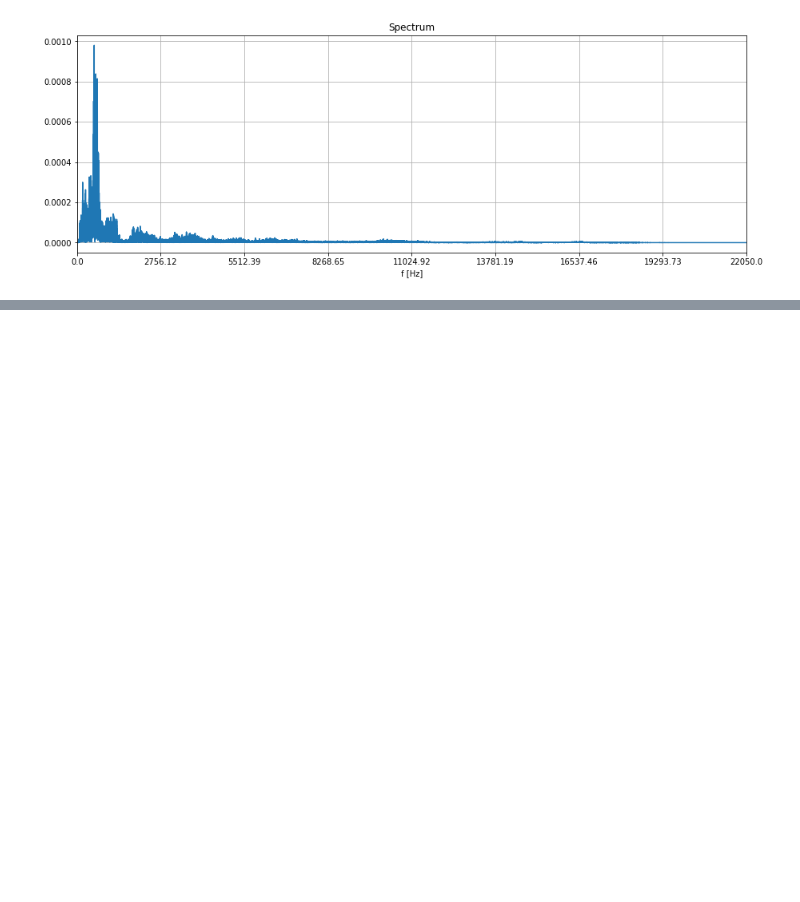
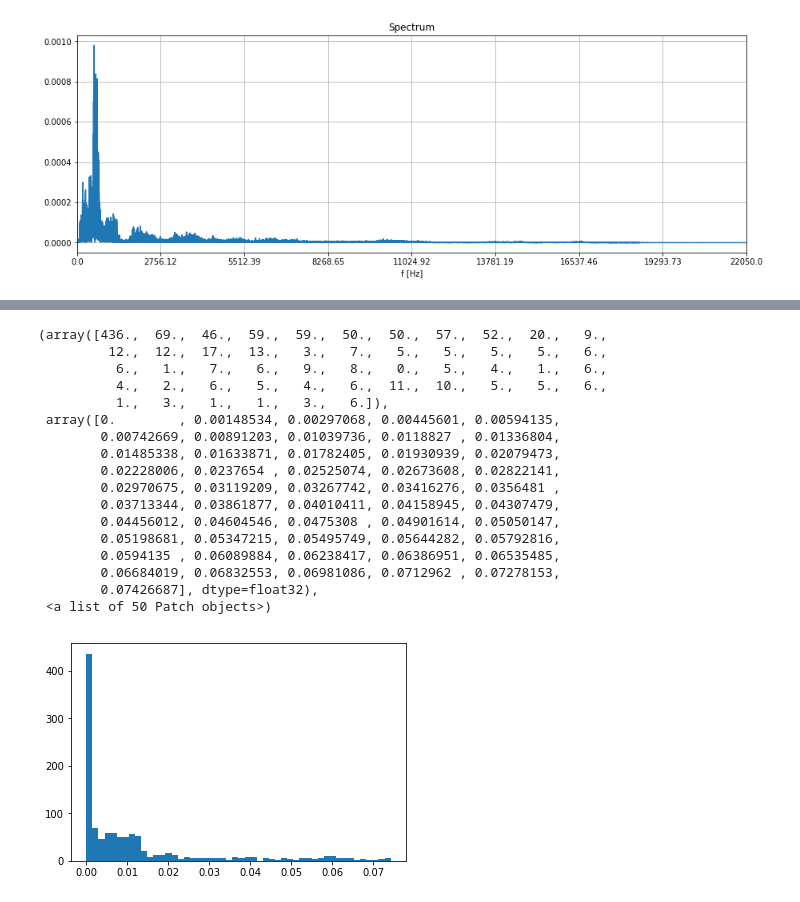
Before and after one commit to augurysys/covid19, a Jupyter notebook: notebooks/FE_pipeline.ipynb, the cells around one changed output, grey strips where cells are left out. Saved outputs shown, nothing was run; the diff lists cells and outputs as text; code cells hidden in the pictures; blank space fills up the shorter version.

```diff
--- a/notebooks/FE_pipeline.ipynb
+++ b/notebooks/FE_pipeline.ipynb
@@ -82,0 +92,21 @@ print(x['features']['std'])
+# %%
+plt.hist(x['features']['rms'][0],50)
+# %% [output]
+(array([436.,  69.,  46.,  59.,  59.,  50.,  50.,  57.,  52.,  20.,   9.,
+         12.,  12.,  17.,  13.,   3.,   7.,   5.,   5.,   5.,   5.,   6.,
+          6.,   1.,   7.,   6.,   9.,   8.,   0.,   5.,   4.,   1.,   6.,
+          4.,   2.,   6.,   5.,   4.,   6.,  11.,  10.,   5.,   5.,   6.,
+          1.,   3.,   1.,   1.,   3.,   6.]),
+ array([0.        , 0.00148534, 0.00297068, 0.00445601, 0.00594135,
+        0.00742669, 0.00891203, 0.01039736, 0.0118827 , 0.01336804,
+        0.01485338, 0.01633871, 0.01782405, 0.01930939, 0.02079473,
+        0.02228006, 0.0237654 , 0.02525074, 0.02673608, 0.02822141,
+        0.02970675, 0.03119209, 0.03267742, 0.03416276, 0.0356481 ,
+        0.03713344, 0.03861877, 0.04010411, 0.04158945, 0.04307479,
+        0.04456012, 0.04604546, 0.0475308 , 0.04901614, 0.05050147,
+        0.05198681, 0.05347215, 0.05495749, 0.05644282, 0.05792816,
+        0.0594135 , 0.06089884, 0.06238417, 0.06386951, 0.06535485,
+        0.06684019, 0.06832553, 0.06981086, 0.0712962 , 0.07278153,
+        0.07426687], dtype=float32),
+ <a list of 50 Patch objects>)
+[figure, added]
```
Also changed, not shown: parts of 3 cells of this notebook, 1 other file.
